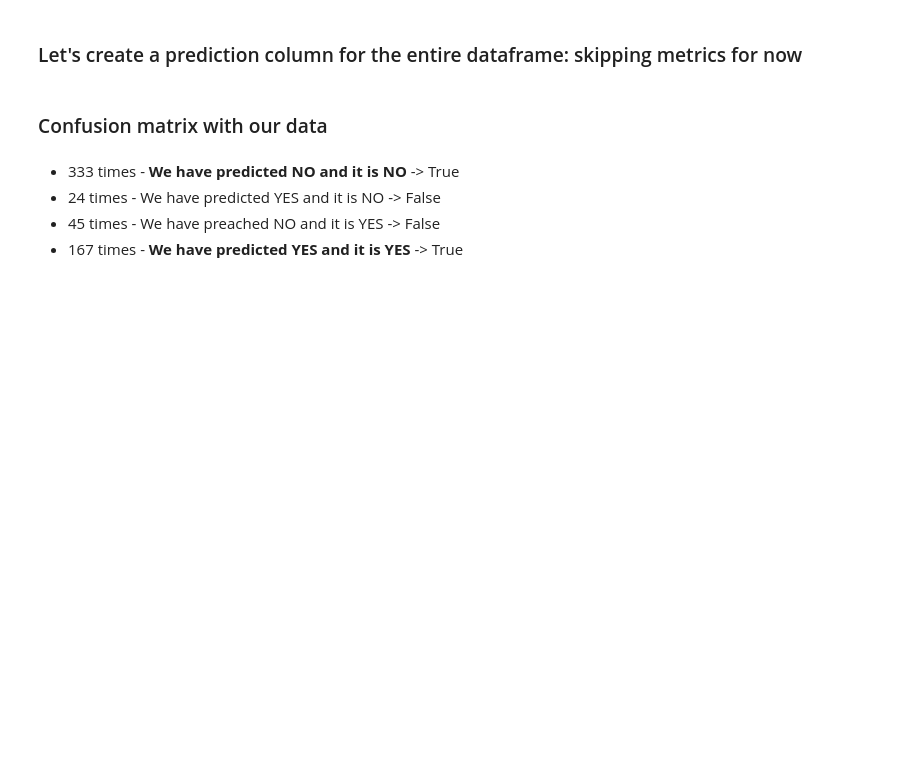
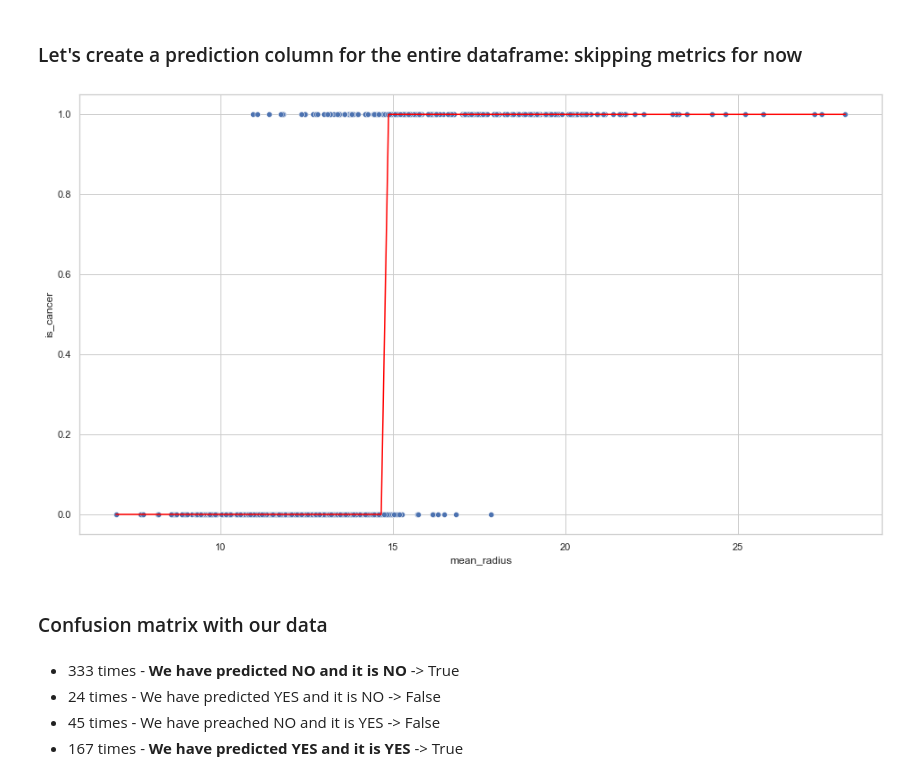
Before and after one commit to Ironhack-data-bcn-april-2023/lectures, a Jupyter notebook: week-7/03-Classification.ipynb, the cells around one changed output. Saved outputs shown, nothing was run; the diff lists cells and outputs as text; code cells hidden in the pictures; blank space fills up the shorter version.

```diff
--- a/week-7/03-Classification.ipynb
+++ b/week-7/03-Classification.ipynb
@@ -87,0 +119,2 @@ from sklearn.linear_model import LogisticRegression #instead of LinearRegression
+# %%
+lr  = LogisticRegression()
@@ -87,0 +127,3 @@ from sklearn.linear_model import LogisticRegression #instead of LinearRegression
+# %%
+X = df[["mean_radius"]] # df
+y = df.is_cancer # series
@@ -87,0 +138,2 @@ from sklearn.linear_model import LogisticRegression #instead of LinearRegression
+# %%
+lr.fit(X, y)
@@ -88,5 +190,13 @@ from sklearn.linear_model import LogisticRegression #instead of LinearRegression
 # %% [markdown]
 ### Let's create a prediction column for the entire dataframe: skipping metrics for now
+# %%
+x = np.linspace(df.mean_radius.min(), df.mean_radius.max(), 100)
+y = lr.predict(x.reshape(-1 ,1))
+
+sns.scatterplot(x = df.mean_radius, y = df.is_cancer)
+plt.plot(x, y, c="red");
+# %% [output]
+[figure, added]
 # %% [markdown]
 ### Confusion matrix with our data
 # %% [markdown]
```
Also changed, not shown: parts of 51 cells of this notebook.
